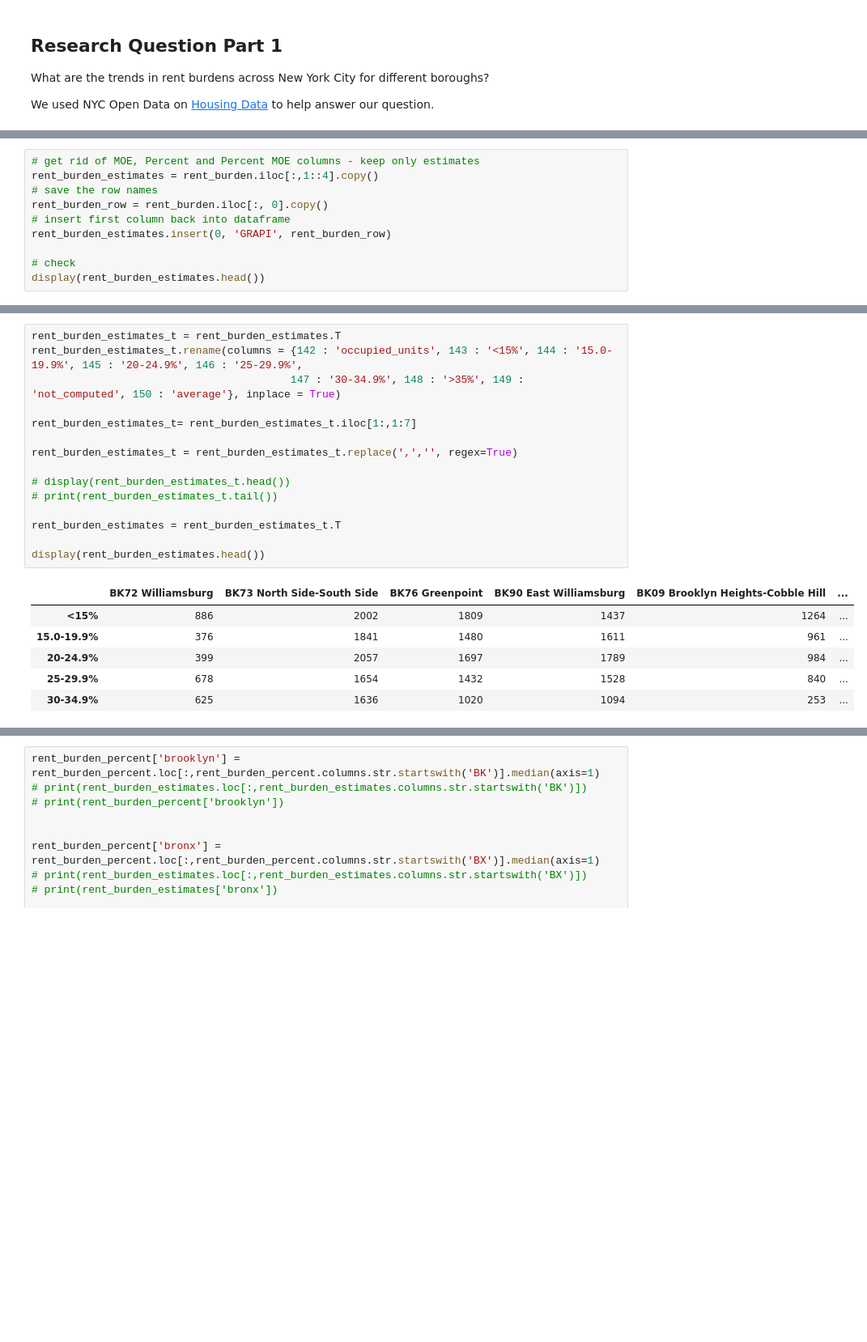
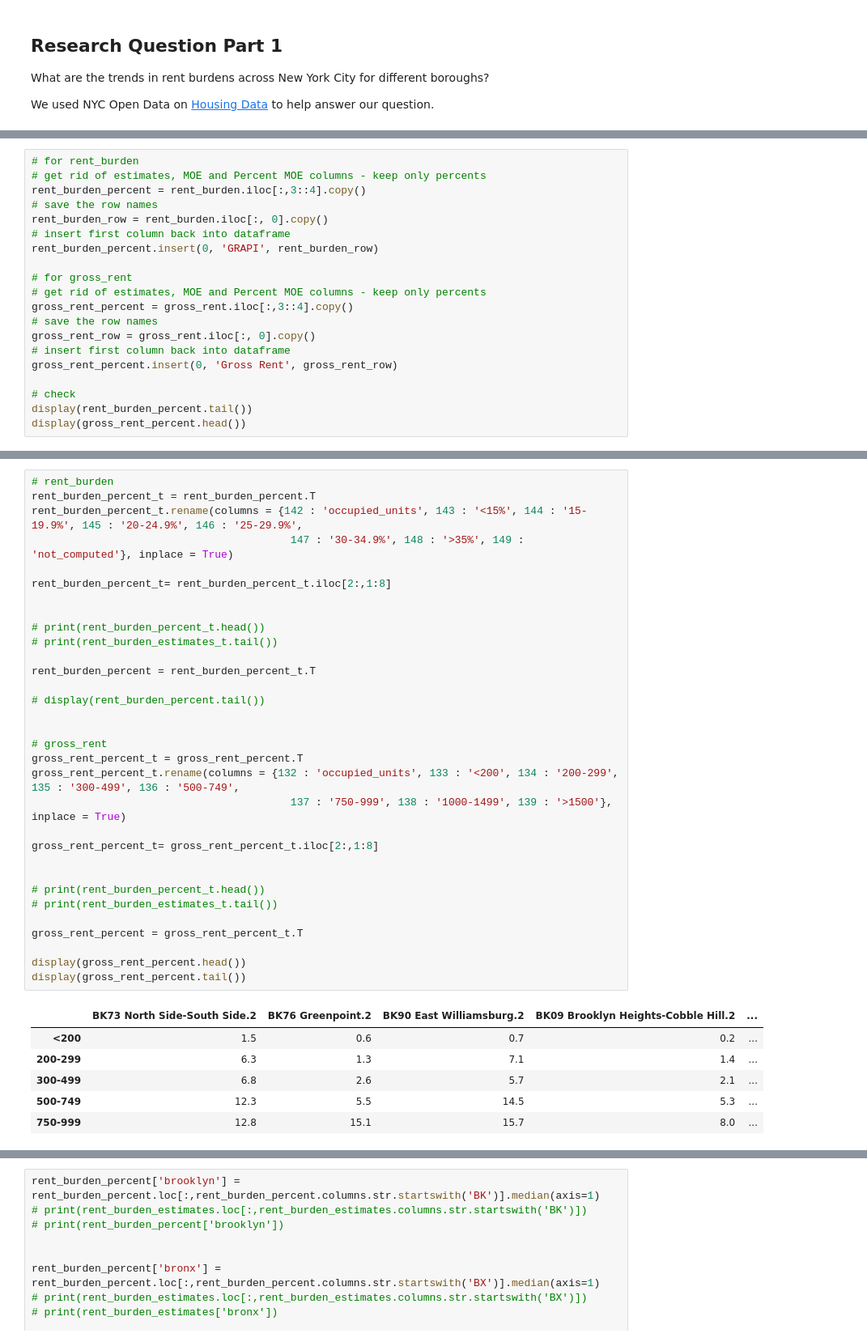
Before and after one commit to cailtyn-caj96/info-2950, a Jupyter notebook: phase2combined.ipynb, the cells around one changed output, grey strips where cells are left out. Shown at 81% size. Drawn from its saved outputs; the diff is of its cells as text; blank space fills up the shorter version.

```diff
--- a/phase2combined.ipynb
+++ b/phase2combined.ipynb
@@ -54,11 +74,21 @@ Next, we cleaned the data further by only looking at the estimates for each loca
 # %%
-# get rid of MOE, Percent and Percent MOE columns - keep only estimates
-rent_burden_estimates = rent_burden.iloc[:,1::4].copy()
+# for rent_burden
+# get rid of estimates, MOE and Percent MOE columns - keep only percents
+rent_burden_percent = rent_burden.iloc[:,3::4].copy()
 # save the row names
 rent_burden_row = rent_burden.iloc[:, 0].copy()
 # insert first column back into dataframe
-rent_burden_estimates.insert(0, 'GRAPI', rent_burden_row)
+rent_burden_percent.insert(0, 'GRAPI', rent_burden_row)
+
+# for gross_rent
+# get rid of estimates, MOE and Percent MOE columns - keep only percents
+gross_rent_percent = gross_rent.iloc[:,3::4].copy()
+# save the row names
+gross_rent_row = gross_rent.iloc[:, 0].copy()
+# insert first column back into dataframe
+gross_rent_percent.insert(0, 'Gross Rent', gross_rent_row)
 
 # check
-display(rent_burden_estimates.head())
+display(rent_burden_percent.tail())
+display(gross_rent_percent.head())
 # %% [output]
@@ -76,22 +111,39 @@ Furthermore, we removed the commas from the numbers so they can be used in calcu
 # %%
-rent_burden_estimates_t = rent_burden_estimates.T
-rent_burden_estimates_t.rename(columns = {142 : 'occupied_units', 143 : '<15%', 144 : '15.0-19.9%', 145 : '20-24.9%', 146 : '25-29.9%',
-                                         147 : '30-34.9%', 148 : '>35%', 149 : 'not_computed', 150 : 'average'}, inplace = True)
+# rent_burden
+rent_burden_percent_t = rent_burden_percent.T
+rent_burden_percent_t.rename(columns = {142 : 'occupied_units', 143 : '<15%', 144 : '15-19.9%', 145 : '20-24.9%', 146 : '25-29.9%',
+                                         147 : '30-34.9%', 148 : '>35%', 149 : 'not_computed'}, inplace = True)
 
-rent_burden_estimates_t= rent_burden_estimates_t.iloc[1:,1:7]
+rent_burden_percent_t= rent_burden_percent_t.iloc[2:,1:8]
 
-rent_burden_estimates_t = rent_burden_estimates_t.replace(',','', regex=True)
 
-# display(rent_burden_estimates_t.head())
+# print(rent_burden_percent_t.head())
 # print(rent_burden_estimates_t.tail())
 
-rent_burden_estimates = rent_burden_estimates_t.T
+rent_burden_percent = rent_burden_percent_t.T
 
-display(rent_burden_estimates.head())
+# display(rent_burden_percent.tail())
+
+
+# gross_rent
+gross_rent_percent_t = gross_rent_percent.T
+gross_rent_percent_t.rename(columns = {132 : 'occupied_units', 133 : '<200', 134 : '200-299', 135 : '300-499', 136 : '500-749',
+                                         137 : '750-999', 138 : '1000-1499', 139 : '>1500'}, inplace = True)
+
+gross_rent_percent_t= gross_rent_percent_t.iloc[2:,1:8]
+
+
+# print(rent_burden_percent_t.head())
+# print(rent_burden_estimates_t.tail())
+
+gross_rent_percent = gross_rent_percent_t.T
+
+display(gross_rent_percent.head())
+display(gross_rent_percent.tail())
 # %% [output]
-|  | BK72 Williamsburg | BK73 North Side-South Side | BK76 Greenpoint | BK90 East Williamsburg | BK09 Brooklyn Heights-Cobble Hill | ... |
-| <15% | 886 | 2002 | 1809 | 1437 | 1264 | ... |
-| 15.0-19.9% | 376 | 1841 | 1480 | 1611 | 961 | ... |
-| 20-24.9% | 399 | 2057 | 1697 | 1789 | 984 | ... |
-| 25-29.9% | 678 | 1654 | 1432 | 1528 | 840 | ... |
-| 30-34.9% | 625 | 1636 | 1020 | 1094 | 253 | ... |
+|  | BK73 North Side-South Side.2 | BK76 Greenpoint.2 | BK90 East Williamsburg.2 | BK09 Brooklyn Heights-Cobble Hill.2 | ... |
+| <200 | 1.5 | 0.6 | 0.7 | 0.2 | ... |
+| 200-299 | 6.3 | 1.3 | 7.1 | 1.4 | ... |
+| 300-499 | 6.8 | 2.6 | 5.7 | 2.1 | ... |
+| 500-749 | 12.3 | 5.5 | 14.5 | 5.3 | ... |
+| 750-999 | 12.8 | 15.1 | 15.7 | 8.0 | ... |
```
Also changed, not shown: parts of 47 cells of this notebook.
